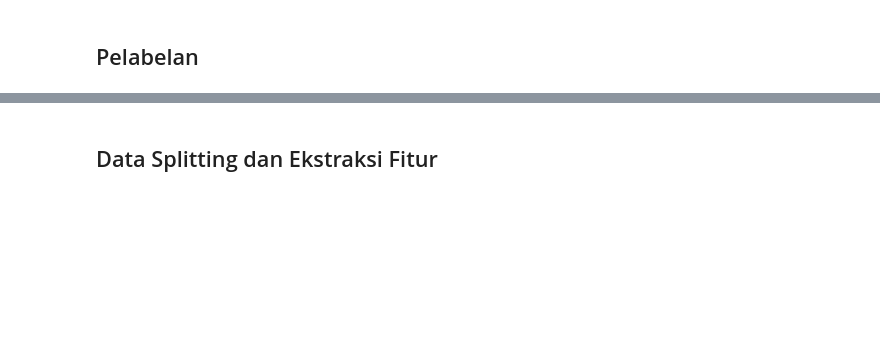
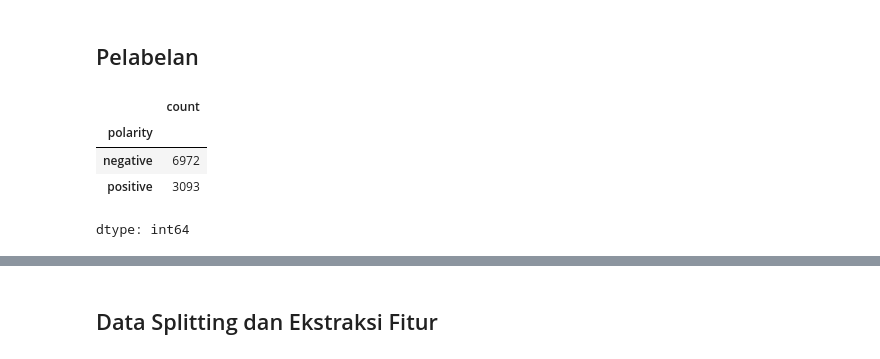
Before and after one commit to Dhlih/Submission-Dicoding-Analisis-Sentimen, a Jupyter notebook: Pelatihan_Model.ipynb, the cells around one changed output, grey strips where cells are left out. Saved outputs shown, nothing was run; the diff lists cells and outputs as text; code cells hidden in the pictures; blank space fills up the shorter version.

```diff
--- a/Pelatihan_Model.ipynb
+++ b/Pelatihan_Model.ipynb
@@ -288,6 +281,14 @@ label_mapping = {
     'positive': 1,
 }
 clean_df["polarity_encoded"] = clean_df["polarity"].map(label_mapping)
+# %%
+clean_df["polarity"].value_counts()
+# %% [output]
+|  | count |
+| polarity |  |
+| negative | 6972 |
+| positive | 3093 |
+dtype: int64
 # %%
 plt.pie(clean_df["polarity_encoded"].value_counts(), labels=clean_df["polarity"].value_counts().index, autopct='%1.1f%%')
 # %% [output]
```
Also changed, not shown: parts of 13 cells of this notebook.
